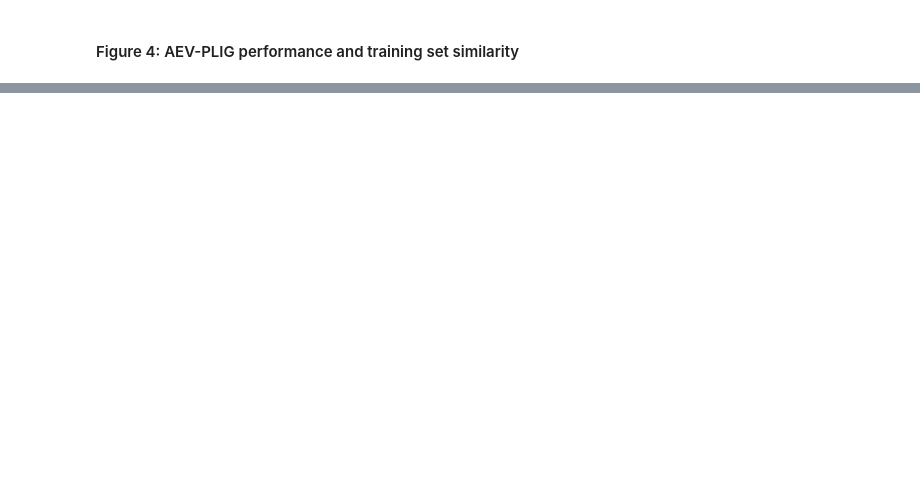
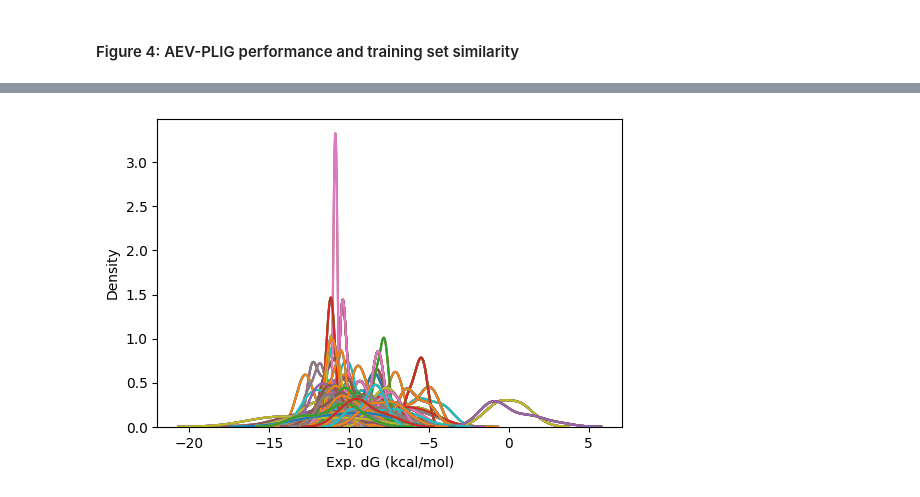
Before and after one commit to matthewtwarren/aev-plig-paper, a Jupyter notebook: figures/AEV-PLIG_figures.ipynb, the cells around one changed output, grey strips where cells are left out. Cells and saved outputs as stored; diff of their text form; code cells hidden in the pictures; blank space fills up the shorter version.

```diff
--- a/figures/AEV-PLIG_figures.ipynb
+++ b/figures/AEV-PLIG_figures.ipynb
@@ -1577,0 +940,14 @@ plot_bars_comparison(pd.concat([baseline_merck, baseline_schro]), pd.concat([enr
+# %%
+# load FEP+ results
+results = pd.read_csv(
+    os.path.join(data_path, "fep/fep_benchmark_fep+_predictions.csv"), index_col=0
+)
+counts = pd.DataFrame(results["group_id"].value_counts())
+groups = list(counts[counts["count"] >= 10].index)
+performance_fep = get_performance_df(
+    results, "Pred. dG (kcal/mol)", "Exp. dG (kcal/mol)", groups
+)
+# %%
+plot_dg_dist(results)
+# %% [output]
+[figure, added]
```
Also changed, not shown: parts of 50 cells of this notebook, 12 other files.
